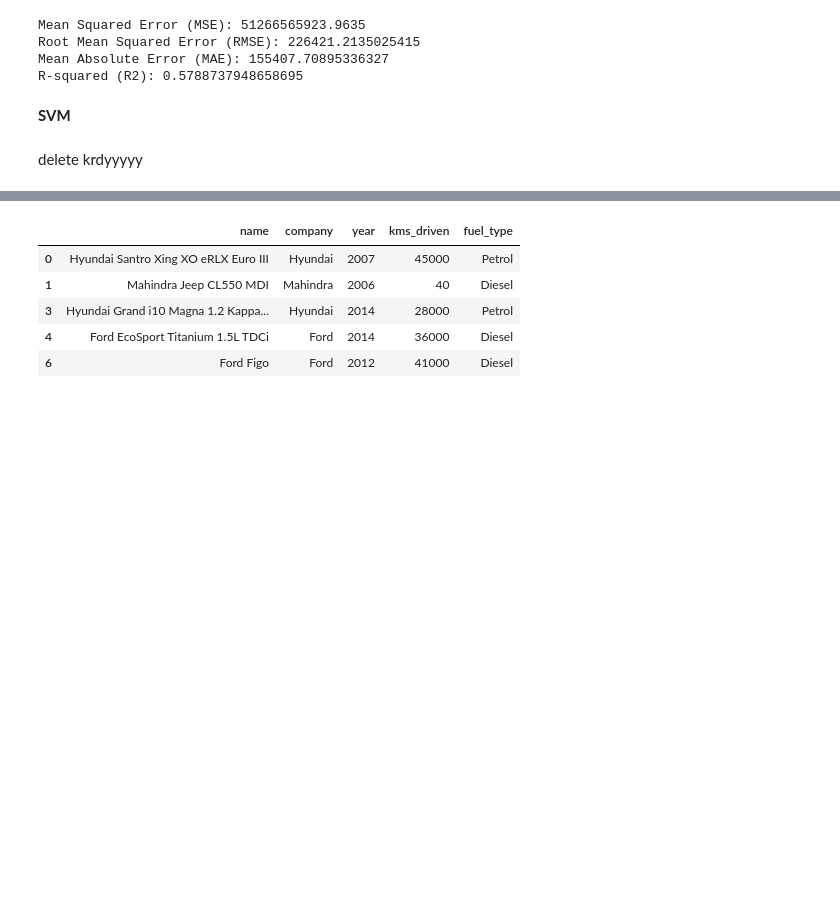
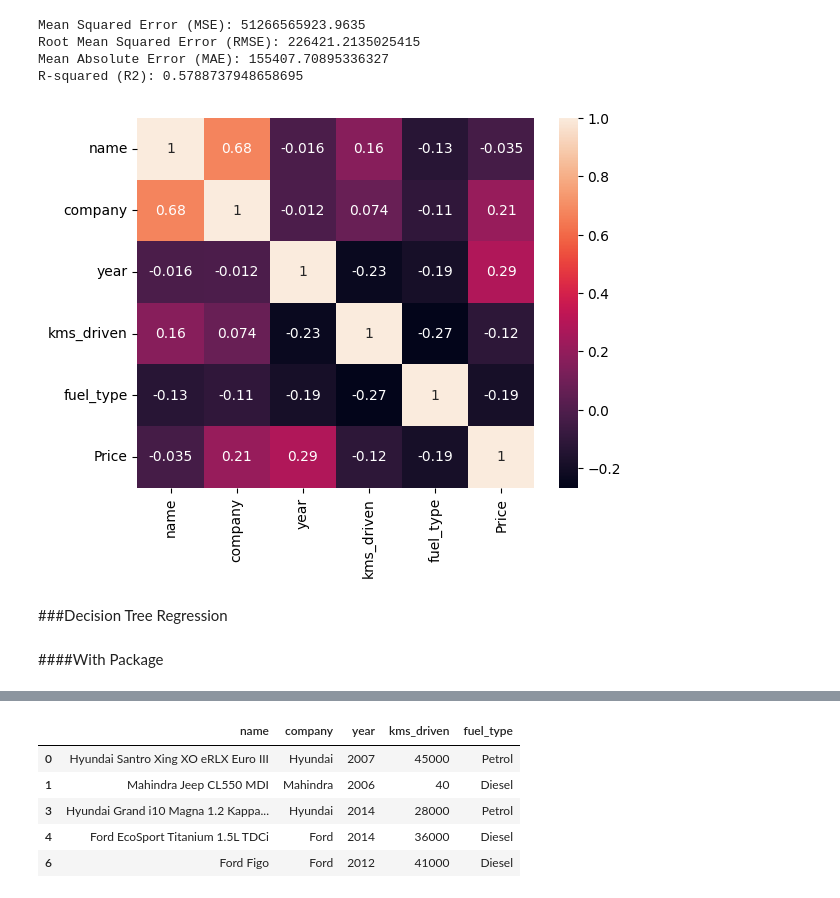
Before and after one commit to syed-ateeb-naveed/ML-CEP, a Jupyter notebook: ML_CEP.ipynb, the cells around one changed output, grey strips where cells are left out. Cells and saved outputs as stored; diff of their text form; code cells hidden in the pictures; blank space fills up the shorter version.

```diff
--- a/ML_CEP.ipynb
+++ b/ML_CEP.ipynb
@@ -31,5 +33,5 @@ from google.colab import drive
 # %%
-car = pd.read_csv("/content/sample_data/quikr_car.csv")
+car = pd.read_csv("/content/drive/MyDrive/ML CEP Dataset/quikr_car.csv")
 car.head()
 # %% [output]
 |  | name | company | year | Price | kms_driven | fuel_type |
@@ -839,10 +837,15 @@ Mean Squared Error (MSE): 51266565923.9635
 Root Mean Squared Error (RMSE): 226421.2135025415
 Mean Absolute Error (MAE): 155407.70895336327
 R-squared (R2): 0.5788737948658695
+# %%
+sns.heatmap(pd.concat([X, y], axis=1).corr(), annot=True)
+plt.show()
+# %% [output]
+[figure, added]
+# %% [markdown]
+###Decision Tree Regression
+# %% [markdown]
+####With Package
 # %%
 X = car.drop(columns='Price')
 y = car["Price"]
-# %% [markdown]
-**SVM**
-# %% [markdown]
-delete krdyyyyy
```
Also changed, not shown: parts of 22 cells of this notebook.
